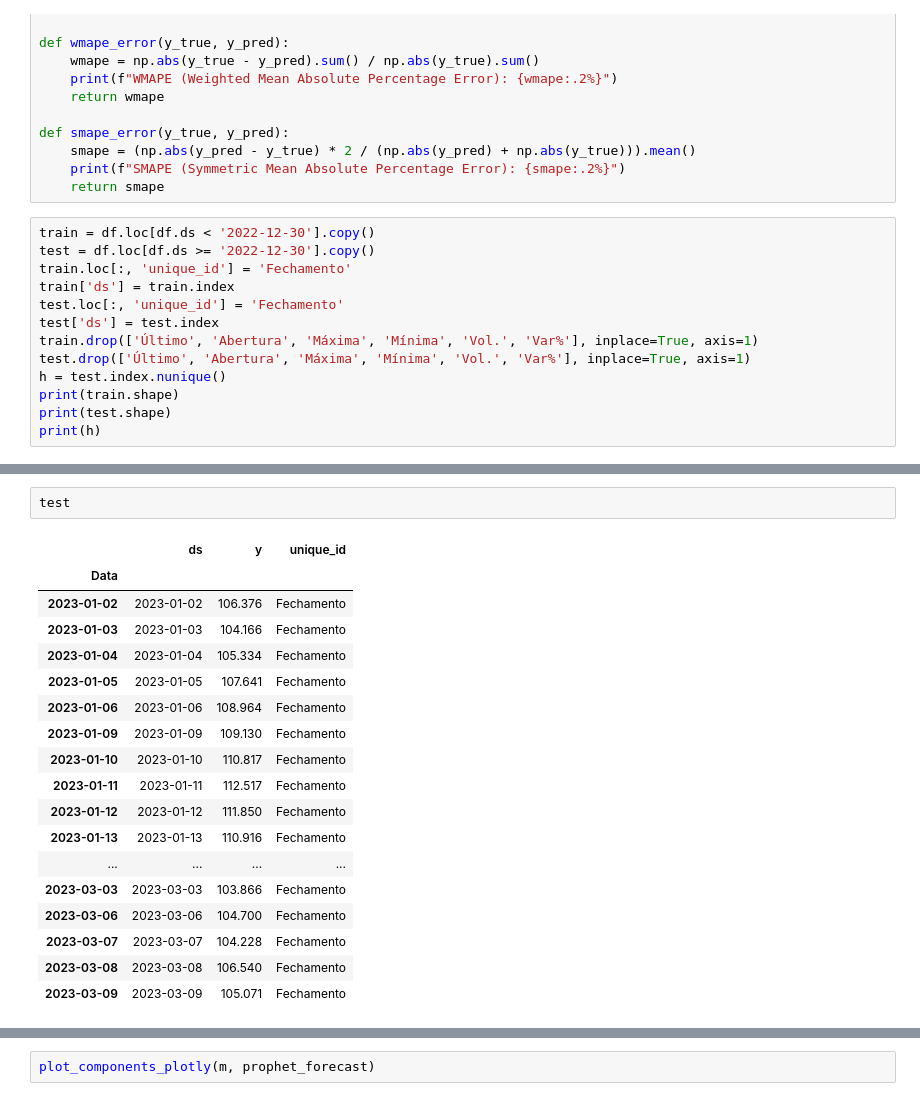
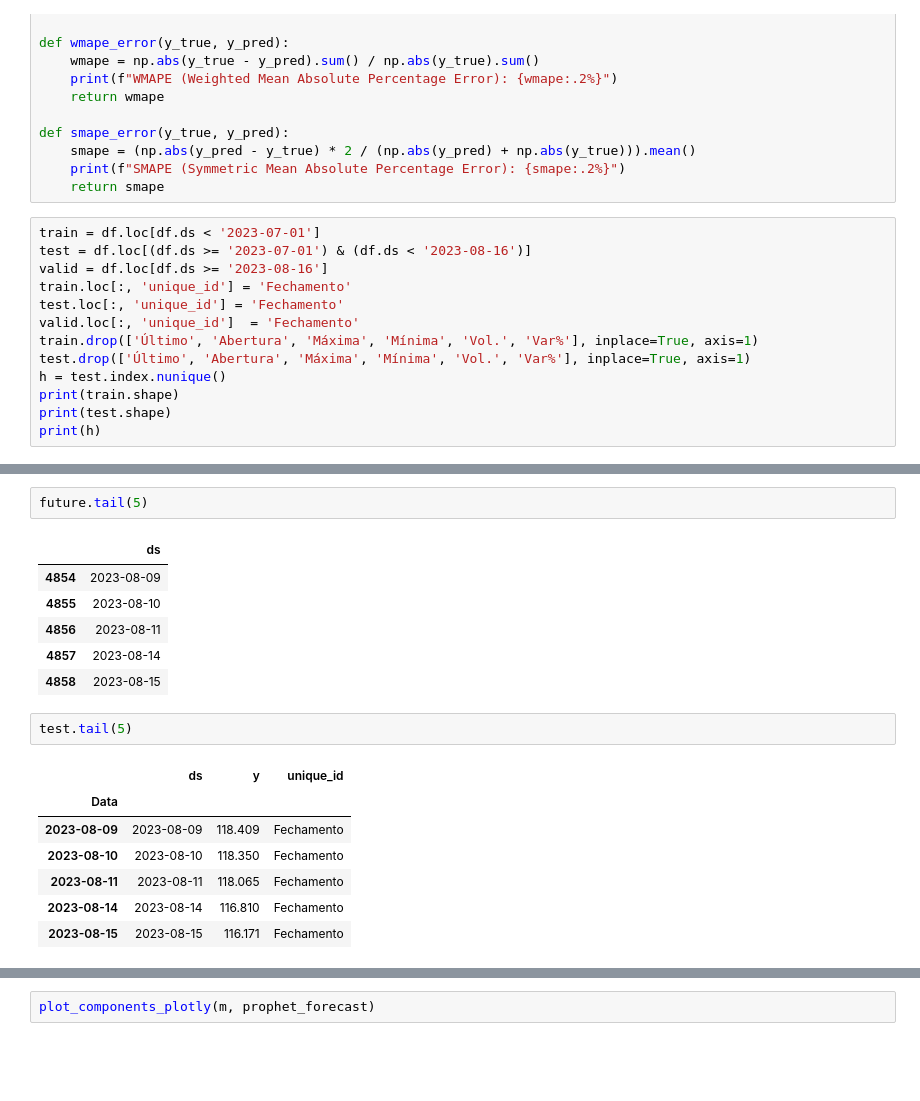
Before and after one commit to MCardosoDev/Tech_Challenge_Fase2, a Jupyter notebook: Tech_Challenge2_prophet.ipynb, the cells around one changed output, grey strips where cells are left out. Drawn from its saved outputs; the diff is of its cells as text; blank space fills up the shorter version.

```diff
--- a/Tech_Challenge2_prophet.ipynb
+++ b/Tech_Challenge2_prophet.ipynb
@@ -43,12 +43,12 @@ def smape_error(y_true, y_pred):
     print(f"SMAPE (Symmetric Mean Absolute Percentage Error): {smape:.2%}")
     return smape
 # %%
-train = df.loc[df.ds < '2022-12-30'].copy()
-test = df.loc[df.ds >= '2022-12-30'].copy()
+train = df.loc[df.ds < '2023-07-01']
+test = df.loc[(df.ds >= '2023-07-01') & (df.ds < '2023-08-16')]
+valid = df.loc[df.ds >= '2023-08-16']
 train.loc[:, 'unique_id'] = 'Fechamento'
-train['ds'] = train.index
 test.loc[:, 'unique_id'] = 'Fechamento'
-test['ds'] = test.index
+valid.loc[:, 'unique_id']  = 'Fechamento'
 train.drop(['Último', 'Abertura', 'Máxima', 'Mínima', 'Vol.', 'Var%'], inplace=True, axis=1)
 test.drop(['Último', 'Abertura', 'Máxima', 'Mínima', 'Vol.', 'Var%'], inplace=True, axis=1)
 h = test.index.nunique()
@@ -122,23 +116,21 @@ future.shape
+# %%
+future.tail(5)
+# %% [output]
+|  | ds |
+| 4854 | 2023-08-09 |
+| 4855 | 2023-08-10 |
+| 4856 | 2023-08-11 |
+| 4857 | 2023-08-14 |
+| 4858 | 2023-08-15 |
 # %%
-test
+test.tail(5)
 # %% [output]
 |  | ds | y | unique_id |
 | Data |  |  |  |
-| 2023-01-02 | 2023-01-02 | 106.376 | Fechamento |
-| 2023-01-03 | 2023-01-03 | 104.166 | Fechamento |
-| 2023-01-04 | 2023-01-04 | 105.334 | Fechamento |
-| 2023-01-05 | 2023-01-05 | 107.641 | Fechamento |
-| 2023-01-06 | 2023-01-06 | 108.964 | Fechamento |
-| 2023-01-09 | 2023-01-09 | 109.130 | Fechamento |
-| 2023-01-10 | 2023-01-10 | 110.817 | Fechamento |
-| 2023-01-11 | 2023-01-11 | 112.517 | Fechamento |
-| 2023-01-12 | 2023-01-12 | 111.850 | Fechamento |
-| 2023-01-13 | 2023-01-13 | 110.916 | Fechamento |
-| ... | ... | ... | ... |
-| 2023-03-03 | 2023-03-03 | 103.866 | Fechamento |
-| 2023-03-06 | 2023-03-06 | 104.700 | Fechamento |
-| 2023-03-07 | 2023-03-07 | 104.228 | Fechamento |
-| 2023-03-08 | 2023-03-08 | 106.540 | Fechamento |
-| 2023-03-09 | 2023-03-09 | 105.071 | Fechamento |
+| 2023-08-09 | 2023-08-09 | 118.409 | Fechamento |
+| 2023-08-10 | 2023-08-10 | 118.350 | Fechamento |
+| 2023-08-11 | 2023-08-11 | 118.065 | Fechamento |
+| 2023-08-14 | 2023-08-14 | 116.810 | Fechamento |
+| 2023-08-15 | 2023-08-15 | 116.171 | Fechamento |
 # %%
 prophet_forecast = m.predict(future)
```
Also changed, not shown: parts of 13 cells of this notebook, 16 other files.
